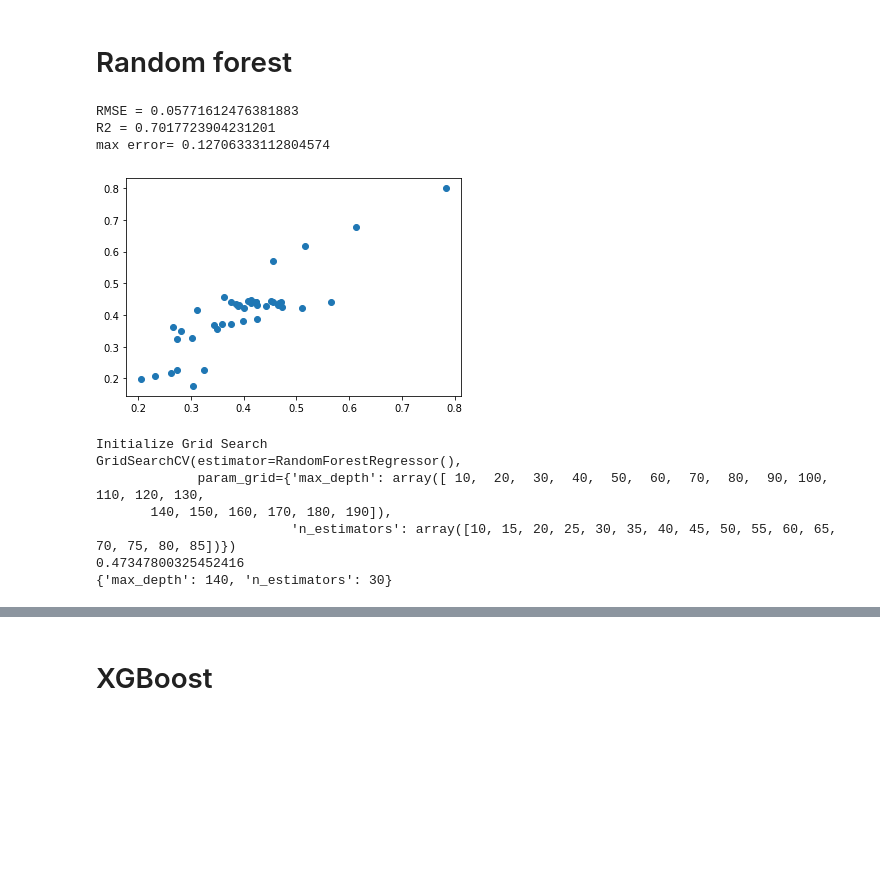
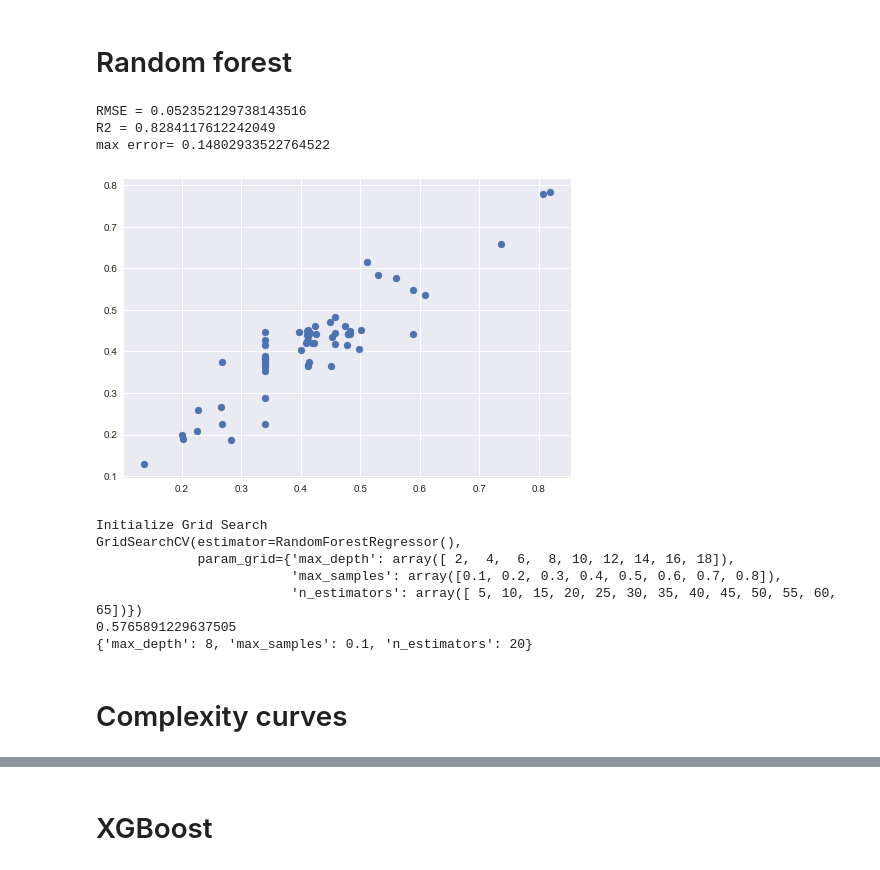
Before and after one commit to sechava4/monitoreogrid, a Jupyter notebook: app/Develops/Consumption_estimation_Journal/Model_generation_notebook.ipynb, the cells around one changed output, grey strips where cells are left out. Saved outputs shown, nothing was run; the diff lists cells and outputs as text; code cells hidden in the pictures; blank space fills up the shorter version.

Commit message:
tested consumption model

```diff
--- a/app/Develops/Consumption_estimation_Journal/Model_generation_notebook.ipynb
+++ b/app/Develops/Consumption_estimation_Journal/Model_generation_notebook.ipynb
@@ -272,4 +327,27 @@ len(traces)
 # %%
+
+
+def calc_shortest_path(G, lat_o, lon_o, lat_d, lon_d):
+    point_o = (lat_o, lon_o)
+    point_d = (lat_d, lon_d)
+    nearest_node_o = ox.distance.get_nearest_node(G, point_o, method='haversine', return_dist=True)
+    nearest_node_d = ox.distance.get_nearest_node(G, point_d, method='haversine', return_dist=True)
+    try:
+        shortest_path = nw.algorithms.shortest_paths.weighted.dijkstra_path(G=G, source=nearest_node_o[0],
+                                                                            target=nearest_node_d[0],
+                                                                            weight='travel_time')
+        traffic_lights = 0
+        for node in shortest_path:
+            try:
+                G.nodes[node]['highway']
+                traffic_lights += 1
+            except Exception:
+                pass
+
+        return shortest_path, traffic_lights
+    except Exception:
+        return 0, 0
+
 
 def peak_features(trace, var, limit_u, limit_l, name):
     peaks, peak_values = find_peaks(var, height=limit_u)  # mas de nedio acelerador
@@ -351,7 +429,8 @@ def feature_extraction(trace):
         consumption1 = consumption3
 
     # Average specific consumption kWh / kg
-    consumption = (0.23* consumption1 + 0.3*consumption2 + 0.47*consumption3) / 1
+    # consumption = (0.23* consumption1 + 0.3*consumption2 + 0.47*consumption3) / 1
+    consumption = consumption2
     kms = trace['cumulative_distance'].iloc[-1] / 1000
 
     # kWh / kg*km  --> Energy per km per kg
@@ -367,6 +446,7 @@ def feature_extraction(trace):
     stopped_time = 0
     old_time = trace['timestamp2'].iloc[0]
     prev = False
+
     for index, row in trace[['timestamp2', 'mean_speed']].iterrows():
         if row['mean_speed'] < 2:
             if prev:
@@ -388,7 +468,8 @@ def feature_extraction(trace):
     except KeyError:
         test_id = 0
 
-    # porcentaje de primary, de secondary
+    a, n_lights = calc_shortest_path(OSM.G, trace['latitude'].iloc[0], trace['longitude'].iloc[0],
+                                     trace['latitude'].iloc[-1], trace['longitude'].iloc[-1])
 
     return [num_acc_min, num_acc_fr_min, prom_sobrepaso_acc, prom_sobrepaso_fren, prom_abs_acc, std_acc,
             num_jerk_acc_min, num_jerk_freno_min, prom_sobrepaso_jerk_acc,
@@ -399,7 +480,7 @@ def feature_extraction(trace):
             max_power, min_power, max_speed, mean_speed, std_speed, iqr_power, trace['soc'].mean(),
             mean_temp, time, idle_time,
             traffic_factor, trace['user_id'].iloc[0], trace['vehicle_id'].iloc[0], speed_ind, test_id,
-            trace['timestamp'].iloc[-1],  trace['mass'].iloc[-1]]
+            trace['timestamp'].iloc[-1],  trace['mass'].iloc[-1], n_lights, trace['odometer'].iloc[-1]]
 
 
 def generate_features_df(lst):
@@ -410,7 +491,8 @@ def generate_features_df(lst):
             'prom_sobrepaso_current', 'prom_sobrepaso_current_fr', 'prom_abs_current', 'std_current',
             'std_current_std_jerk', 'highway', 'slope', 'nominal_speed', 'max_current', 'max_jerk', 'max_acc',
             'max_power', 'min_power', 'max_speed', 'mean_speed', 'std_speed', 'iqr_power', 'mean_soc', 'mean_temp', 'travel_time',
-            'idle_time', 'traffic_factor', 'user_id', 'vehicle_id', 'speed_ind', 'test_id', 'end_time', 'mass']
+            'idle_time', 'traffic_factor', 'user_id', 'vehicle_id', 'speed_ind', 'test_id', 'end_time', 'mass', 'lights',
+            'end_odometer']
 
     return pd.DataFrame(lst, columns=cols)
 # %%
@@ -927,31 +1038,33 @@ max error= 0.18228647955762717
 # %%
 X = train_lm_scaled[['mean_max_power_usr', 'mean_soc','mean_speed', 'slope']].values
 y = train_lm_scaled['consumption_per_km'].values
 
 # Step 1
 # n_estimators=[,,,,,], max_depth=[,,,,,,]
 
 # Curva de aprendizaje
 # Variar train size
 
 # Curva de complejidad
-# x cada uno de los parámetros
-randF_regr = RandomForestRegressor(n_estimators=25, max_depth=100,
-                                   random_state=0,max_features='auto' , criterion='mse', max_samples = 0.1)
+# x cada uno de los parámetros max_depth': 110, 'max_samples': 0.2, 'n_estimators': 45}
+randF_regr = RandomForestRegressor(n_estimators=45, max_depth=13,
+                                   random_state=0,max_features='auto' , criterion='mse', max_samples = 0.29)
+
 randF_regr.fit(X, y)
-y_pred = randF_regr.predict(test_scaled[['mean_max_power_usr', 'mean_soc','mean_speed', 'slope']].values)
+y_pred = randF_regr.predict(test_scaled[['mean_max_power_usr', 'mean_soc', 'mean_speed', 'slope']].values)
 model_evaluation(y_test, y_pred)
 # %% [output]
-RMSE = 0.05771612476381883
-R2 = 0.7017723904231201
-max error= 0.12706333112804574
+RMSE = 0.052352129738143516
+R2 = 0.8284117612242049
+max error= 0.14802933522764522
-[figure, old version]
+[figure, new version]
 # %%
 from sklearn.model_selection import GridSearchCV, RandomizedSearchCV
 print("Initialize Grid Search")
 param_grid = {
-    'n_estimators': np.arange(10,90,5),
-    'max_depth' : np.arange(10,200,10),
+    'n_estimators': np.arange(5,70,5),
+    'max_depth' : np.arange(2,20,2),
+    'max_samples' : np.arange(0.1,0.9,0.1)
 }
 # create and fit a regression model, testing each parameter value
 
@@ -967,8 +1080,10 @@ print(grid.best_params_)
 # %% [output]
 Initialize Grid Search
 GridSearchCV(estimator=RandomForestRegressor(),
-             param_grid={'max_depth': array([ 10,  20,  30,  40,  50,  60,  70,  80,  90, 100, 110, 120, 130,
-       140, 150, 160, 170, 180, 190]),
-                         'n_estimators': array([10, 15, 20, 25, 30, 35, 40, 45, 50, 55, 60, 65, 70, 75, 80, 85])})
-0.47347800325452416
-{'max_depth': 140, 'n_estimators': 30}
+             param_grid={'max_depth': array([ 2,  4,  6,  8, 10, 12, 14, 16, 18]),
+                         'max_samples': array([0.1, 0.2, 0.3, 0.4, 0.5, 0.6, 0.7, 0.8]),
+                         'n_estimators': array([ 5, 10, 15, 20, 25, 30, 35, 40, 45, 50, 55, 60, 65])})
+0.5765891229637505
+{'max_depth': 8, 'max_samples': 0.1, 'n_estimators': 20}
+# %% [markdown]
+# Complexity curves
```
Also changed, not shown: parts of 57 cells of this notebook, 27 other files.
